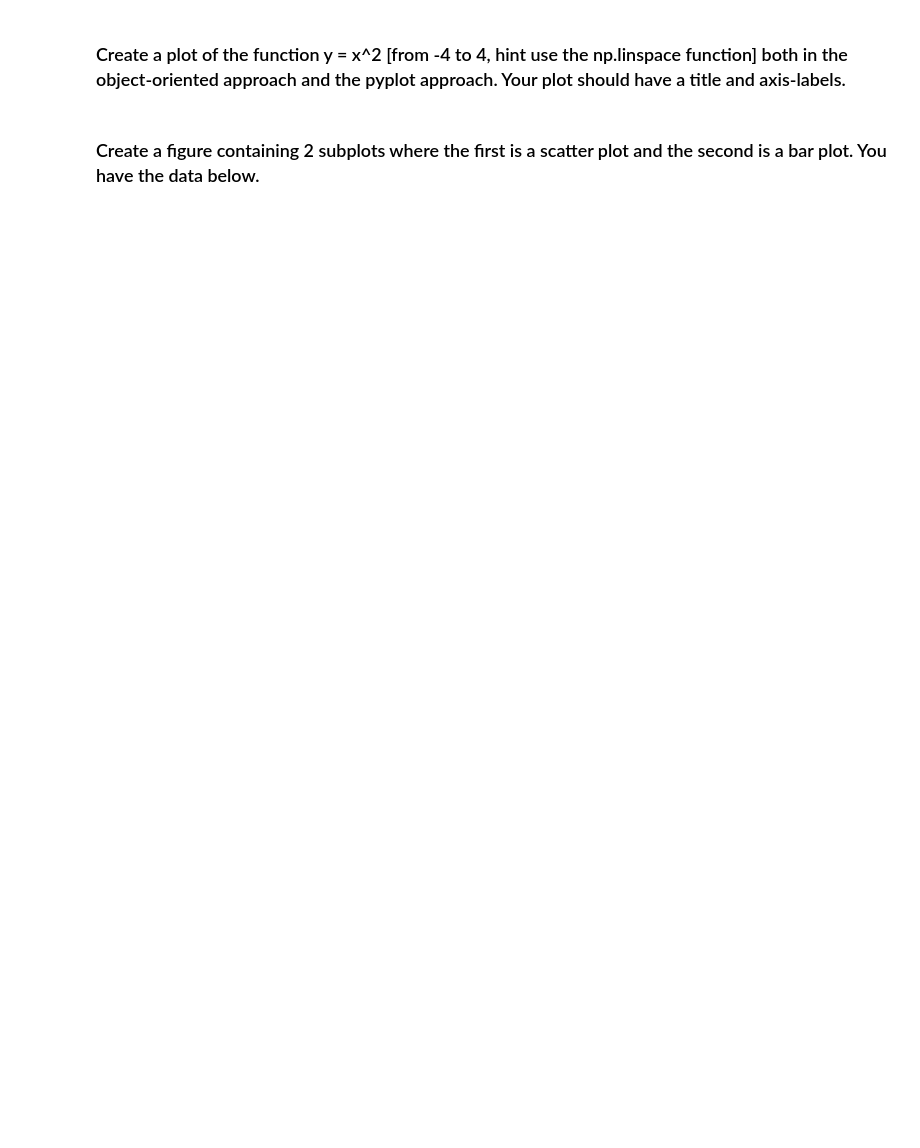
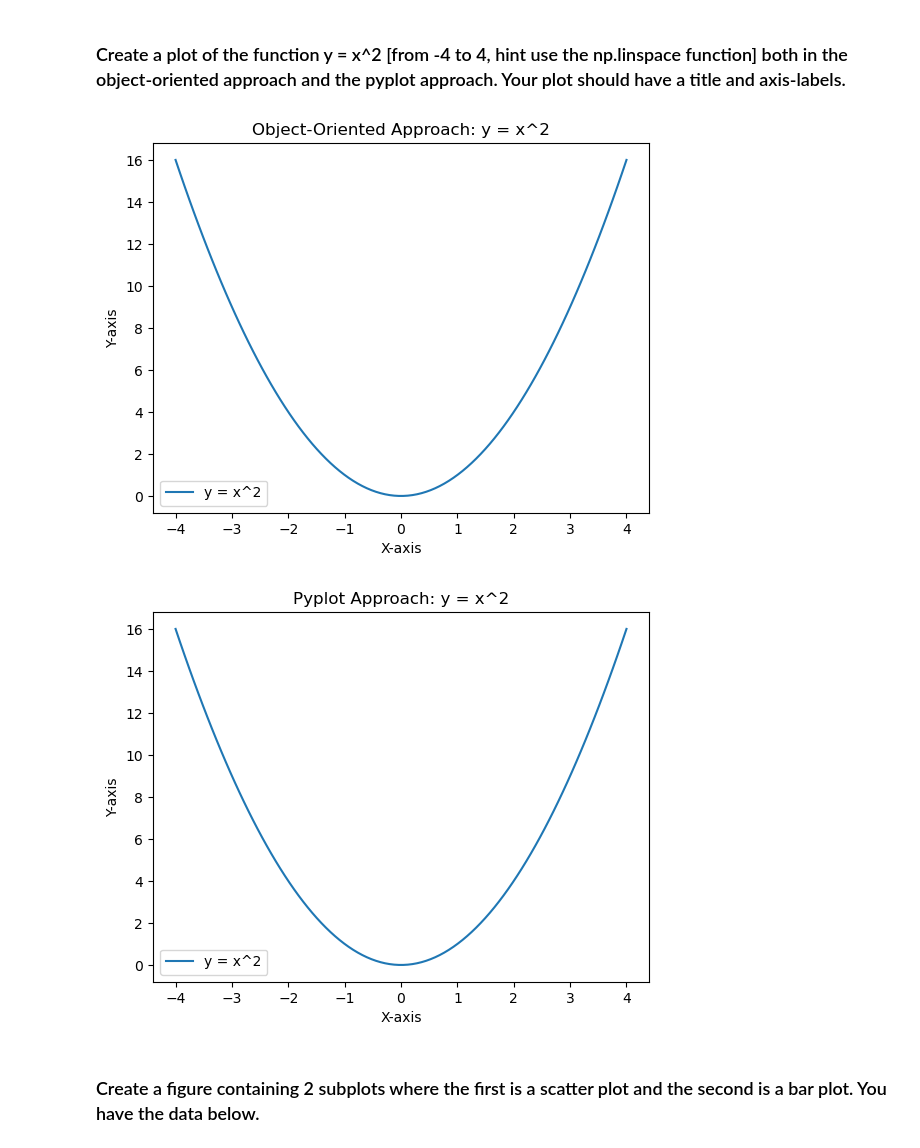
Before and after one commit to HugoManns/pythonUppgifter, a Jupyter notebook: 02_matplotlib.ipynb, the cells around one changed output. Saved outputs shown, nothing was run; the diff lists cells and outputs as text; code cells hidden in the pictures; blank space fills up the shorter version.

```diff
--- a/02_matplotlib.ipynb
+++ b/02_matplotlib.ipynb
@@ -113,5 +150,29 @@ num
 # %% [markdown]
 ### Create a plot of the function y = x^2 [from -4 to 4, hint use the np.linspace function] both in the object-oriented approach and the pyplot approach. Your plot should have a title and axis-labels.
+# %%
+# Define the range and function
+x = np.linspace(-4, 4, 100)  # Create 100 points from -4 to 4
+y = x**2  # Compute y = x^2
+
+# Object-Oriented Approach
+fig, ax = plt.subplots()  # Create a Figure and Axes
+ax.plot(x, y, label="y = x^2")  # Plot the function
+ax.set_title("Object-Oriented Approach: y = x^2")  # Set title
+ax.set_xlabel("X-axis")  # Set x-axis label
+ax.set_ylabel("Y-axis")  # Set y-axis label
+ax.legend()  # Add a legend
+plt.show()
+
+# Pyplot Approach
+plt.plot(x, y, label="y = x^2")  # Plot the function
+plt.title("Pyplot Approach: y = x^2")  # Set title
+plt.xlabel("X-axis")  # Set x-axis label
+plt.ylabel("Y-axis")  # Set y-axis label
+plt.legend() # Add a legend
+plt.show()
+# %% [output]
+[figure, added]
+[figure, added]
 # %% [markdown]
 ### Create a figure containing 2  subplots where the first is a scatter plot and the second is a bar plot. You have the data below.
 # %%
```
Also changed, not shown: parts of 3 cells of this notebook, 6 other files.
